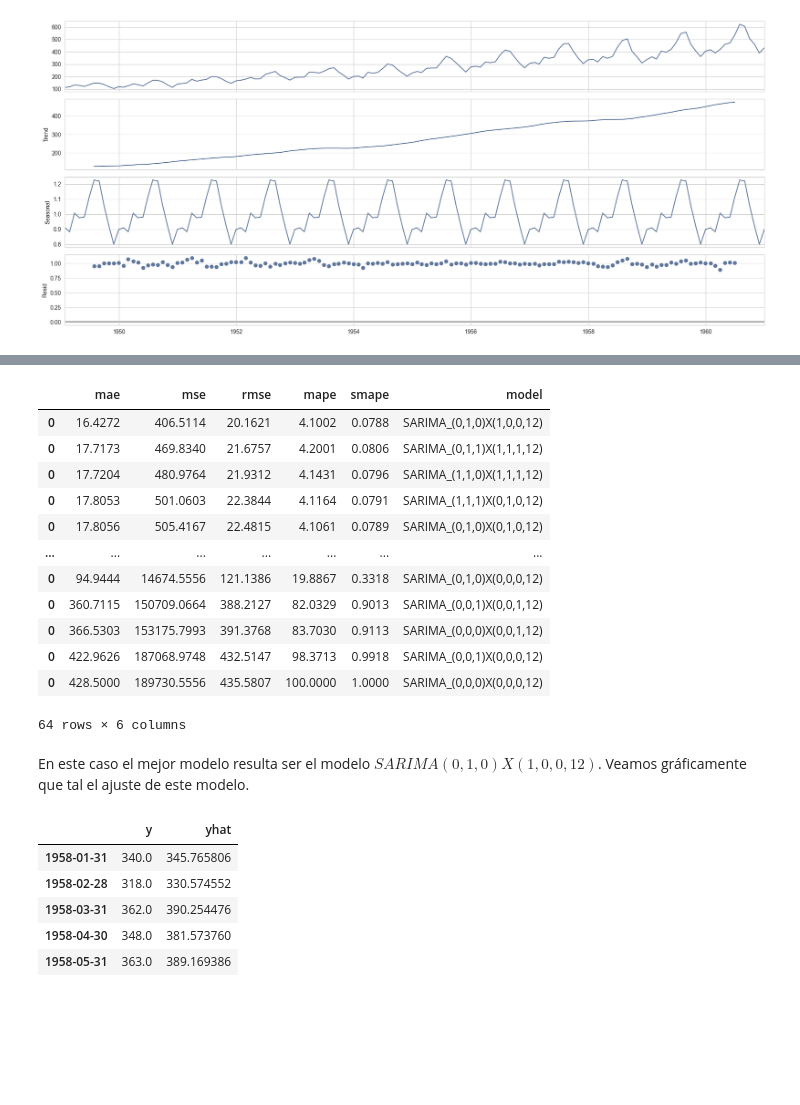
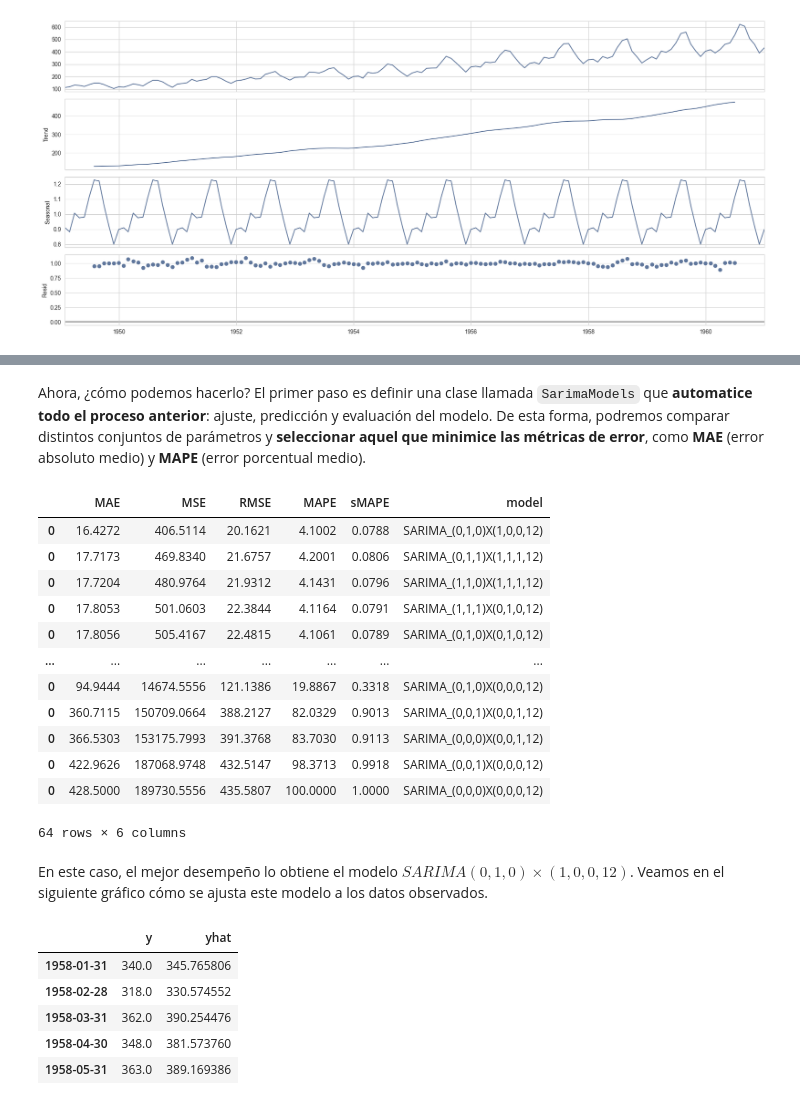
Before and after one commit to fralfaro/MAT306, a Jupyter notebook: docs/lectures/machine_learning/ts_01.ipynb, the cells around one changed output, grey strips where cells are left out. Saved outputs shown, nothing was run; the diff lists cells and outputs as text; code cells hidden in the pictures; blank space fills up the shorter version.

```diff
--- a/docs/lectures/machine_learning/ts_01.ipynb
+++ b/docs/lectures/machine_learning/ts_01.ipynb
@@ -101,7 +98,7 @@ Fecha Fin:    1960-12-01 00:00:00
 df['date'] = pd.to_datetime(df['date'], format='%Y-%m')
 
 # dejar en formato ts
-y = df.set_index('date').resample('M').mean()
+y = df.set_index('date').resample('ME').mean()
 
 y.head()
 # %% [output]
@@ -511,10 +255,0 @@ df_metrics
-# %%
-# graficamos resultados
-
-preds = df_temp['yhat']
-ax = y['1949':].plot(label='observed')
-preds.plot(ax=ax, label='Forecast', alpha=.7, figsize=(14, 7))
-ax.set_xlabel('Date')
-ax.set_ylabel('Passengers')
-plt.legend()
-plt.show()
@@ -528,0 +638,18 @@ Ahora, ¿ cómo lo hacemos?. Lo primero es definir una clase llamada `SarimaMode
+# %%
+# Definir fecha objetivo para dividir los datos
+target_date = '1958-01-01'
+
+# Crear conjuntos de entrenamiento y prueba
+y_train = y.loc[y.index < target_date]
+y_test  = y.loc[y.index >= target_date]
+
+# Visualizar ambos conjuntos
+plt.figure(figsize=(10, 4))
+plt.plot(y_train['passengers'], label='Entrenamiento', color='steelblue')
+plt.plot(y_test['passengers'], label='Prueba', color='darkorange')
+plt.title("División de la serie temporal en entrenamiento y prueba", fontsize=13)
+plt.xlabel("Fecha")
+plt.ylabel("Número de pasajeros")
+plt.legend()
+plt.grid(True, linestyle='--', alpha=0.5)
+plt.show()
@@ -528,0 +752,9 @@ Ahora, ¿ cómo lo hacemos?. Lo primero es definir una clase llamada `SarimaMode
+# %%
+# Resultados de las métricas del modelo
+df_metrics = regression_metrics(df_temp)
+
+# Agregar nombre descriptivo del modelo evaluado
+df_metrics['Model'] = f"SARIMA_{param[0]}x{param[1]}".replace(' ', '')
+
+# Mostrar resultados
+df_metrics
@@ -529,3 +786,9 @@ Ahora, ¿ cómo lo hacemos?. Lo primero es definir una clase llamada `SarimaMode
+# %% [markdown]
+
+
+Ahora, ¿cómo podemos hacerlo?
+El primer paso es definir una clase llamada `SarimaModels` que **automatice todo el proceso anterior**: ajuste, predicción y evaluación del modelo.
+De esta forma, podremos comparar distintos conjuntos de parámetros y **seleccionar aquel que minimice las métricas de error**, como **MAE** (error absoluto medio) y **MAPE** (error porcentual medio).
 # %%
 # creando clase SarimaModels
 
@@ -614,9 +877,9 @@ for param in params:
 # %%
 # juntar resultados de las métricas y comparar
 df_metrics_result = pd.concat(frames)
-df_metrics_result.sort_values(['mae','mape'])
+df_metrics_result.sort_values(['MAE','MAPE'])
 # %% [output]
-|  | mae | mse | rmse | mape | smape | model |
+|  | MAE | MSE | RMSE | MAPE | sMAPE | model |
 | 0 | 16.4272 | 406.5114 | 20.1621 | 4.1002 | 0.0788 | SARIMA_(0,1,0)X(1,0,0,12) |
 | 0 | 17.7173 | 469.8340 | 21.6757 | 4.2001 | 0.0806 | SARIMA_(0,1,1)X(1,1,1,12) |
 | 0 | 17.7204 | 480.9764 | 21.9312 | 4.1431 | 0.0796 | SARIMA_(1,1,0)X(1,1,1,12) |
@@ -630,5 +893,5 @@ df_metrics_result.sort_values(['mae','mape'])
 | 0 | 428.5000 | 189730.5556 | 435.5807 | 100.0000 | 1.0000 | SARIMA_(0,0,0)X(0,0,0,12) |
 64 rows × 6 columns
 # %% [markdown]
-En este caso el mejor modelo resulta ser el modelo $SARIMA(0,1,0)X(1,0,0,12)$. Veamos gráficamente que tal el ajuste de este modelo.
+En este caso, el mejor desempeño lo obtiene el modelo **$SARIMA(0,1,0)\times(1,0,0,12)$**. Veamos en el siguiente gráfico cómo se ajusta este modelo a los datos observados.
 # %%
```
Also changed, not shown: parts of 88 cells of this notebook, 1 other file.
